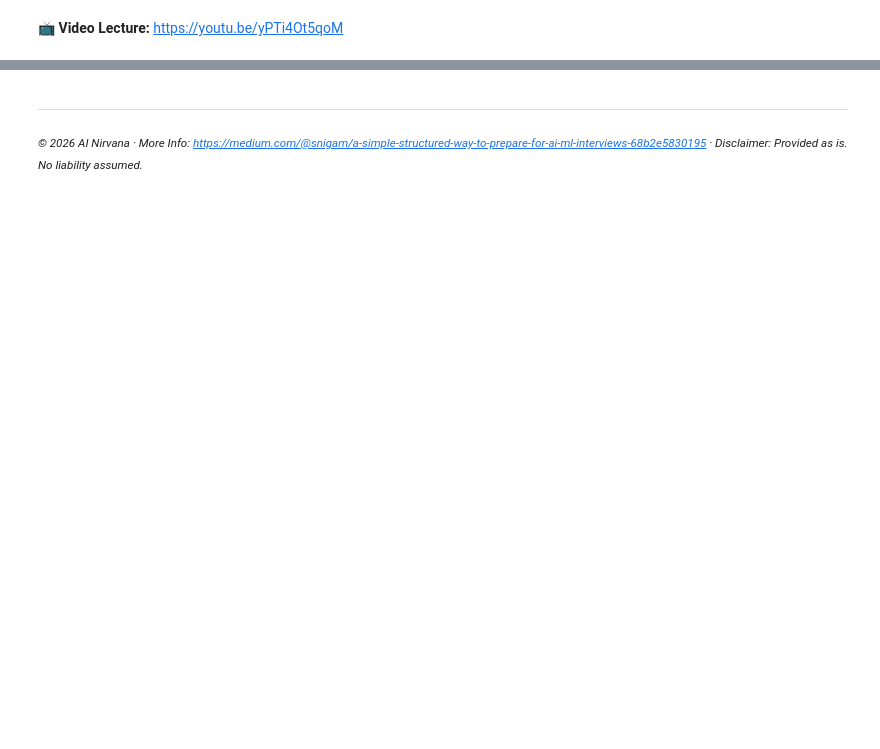
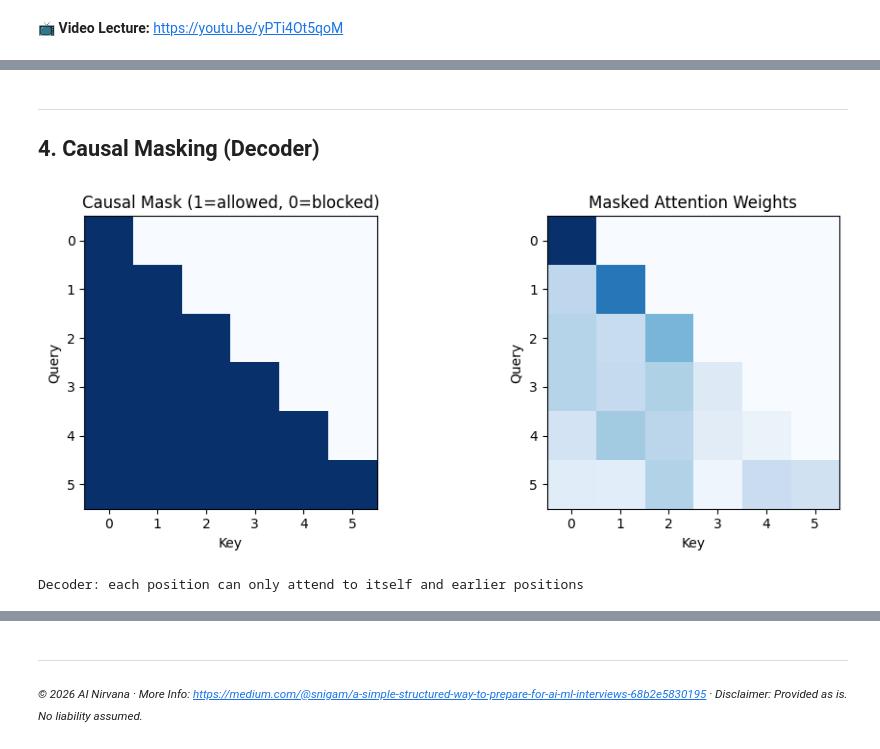
Before and after one commit to sanigam/AI-ML-Interview-Prep, a Jupyter notebook: 21_Transformer_Architecture/Transformer_Architecture.ipynb, the cells around one changed output, grey strips where cells are left out. Cells and saved outputs as stored; diff of their text form; code cells hidden in the pictures; blank space fills up the shorter version.

```diff
--- a/21_Transformer_Architecture/Transformer_Architecture.ipynb
+++ b/21_Transformer_Architecture/Transformer_Architecture.ipynb
@@ -383,0 +89,26 @@ print(df.to_string(index=False))
+# %% [markdown]
+---
+## 4. Causal Masking (Decoder)
+# %%
+# Causal mask: prevent attending to future positions
+seq_len = 6
+causal_mask = np.tril(np.ones((seq_len, seq_len)))  # lower triangular
+
+fig, axes = plt.subplots(1, 2, figsize=(10, 4))
+axes[0].imshow(causal_mask, cmap='Blues')
+axes[0].set_title('Causal Mask (1=allowed, 0=blocked)')
+axes[0].set_xlabel('Key'); axes[0].set_ylabel('Query')
+
+# Apply to attention
+Q = np.random.randn(seq_len, 8)
+K = np.random.randn(seq_len, 8)
+V = np.random.randn(seq_len, 8)
+_, masked_weights = scaled_dot_product_attention(Q, K, V, mask=causal_mask)
+axes[1].imshow(masked_weights, cmap='Blues')
+axes[1].set_title('Masked Attention Weights')
+axes[1].set_xlabel('Key'); axes[1].set_ylabel('Query')
+plt.tight_layout(); plt.show()
+print('Decoder: each position can only attend to itself and earlier positions')
+# %% [output]
+[figure, added]
+Decoder: each position can only attend to itself and earlier positions
```
Also changed, not shown: parts of 32 cells of this notebook, 7 other files.
